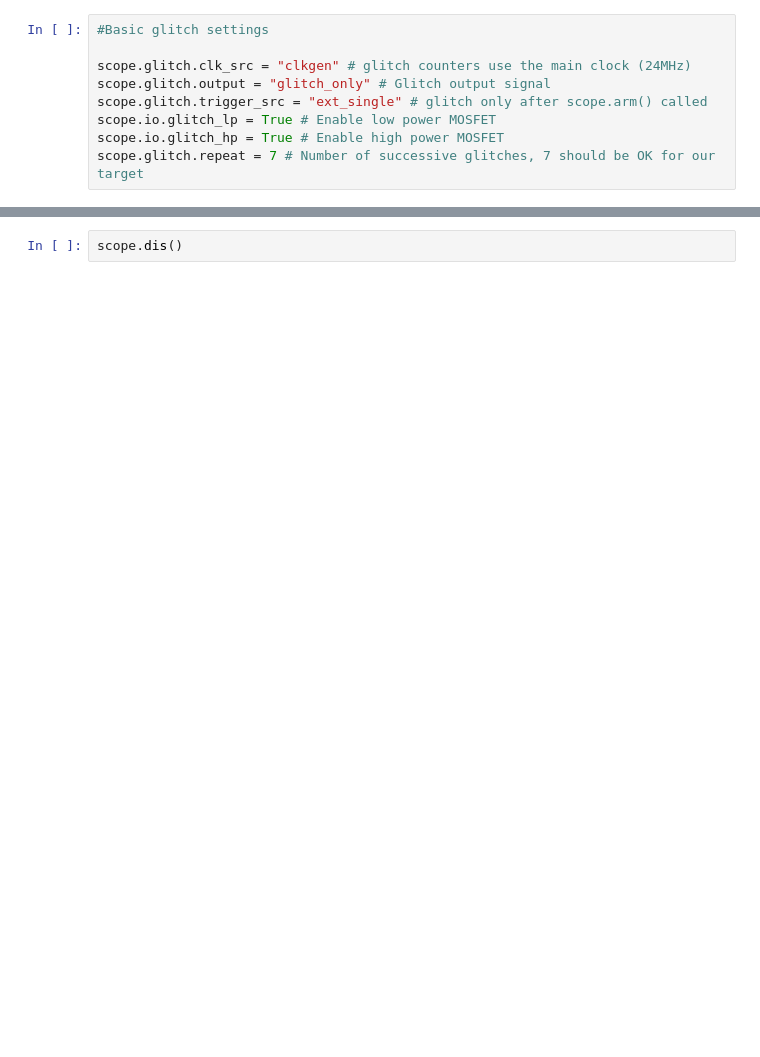
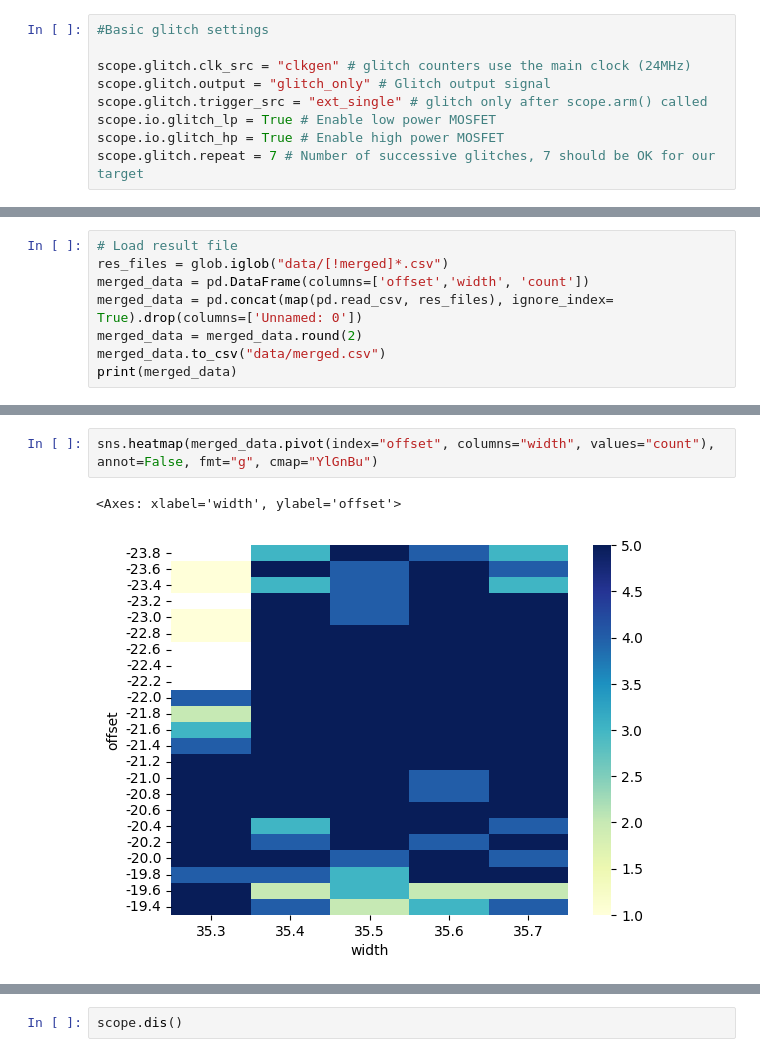
Before and after one commit to Lollipoke/SFA-Lab3, a Jupyter notebook: attack_template.ipynb, the cells around one changed output, grey strips where cells are left out. Drawn from its saved outputs; the diff is of its cells as text; blank space fills up the shorter version.

```diff
--- a/attack_template.ipynb
+++ b/attack_template.ipynb
@@ -151,0 +184,8 @@ for ext_offset in range(1,2):
+# %%
+# Load result file
+res_files = glob.iglob("data/[!merged]*.csv")
+merged_data = pd.DataFrame(columns=['offset','width', 'count'])
+merged_data = pd.concat(map(pd.read_csv, res_files), ignore_index= True).drop(columns=['Unnamed: 0'])
+merged_data = merged_data.round(2)
+merged_data.to_csv("data/merged.csv")
+print(merged_data)
@@ -152,2 +207,7 @@ for ext_offset in range(1,2):
+# %%
+sns.heatmap(merged_data.pivot(index="offset", columns="width", values="count"), annot=False, fmt="g", cmap="YlGnBu")
+# %% [output]
+<Axes: xlabel='width', ylabel='offset'>
+[figure, added]
 # %%
 # ext_offset is the number of clock cycles after the trigger
```
Also changed, not shown: parts of 9 cells of this notebook, 2 other files.
